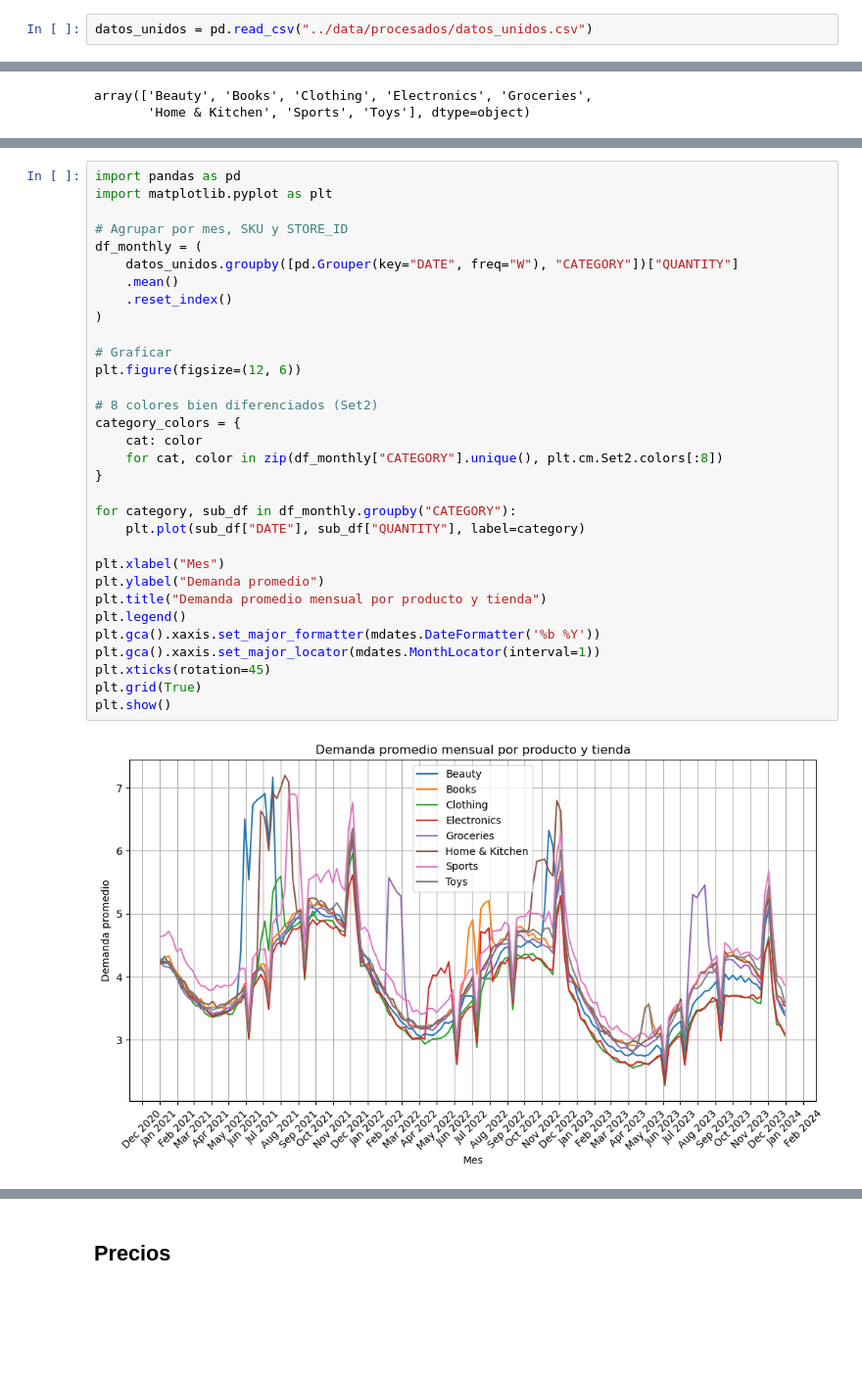
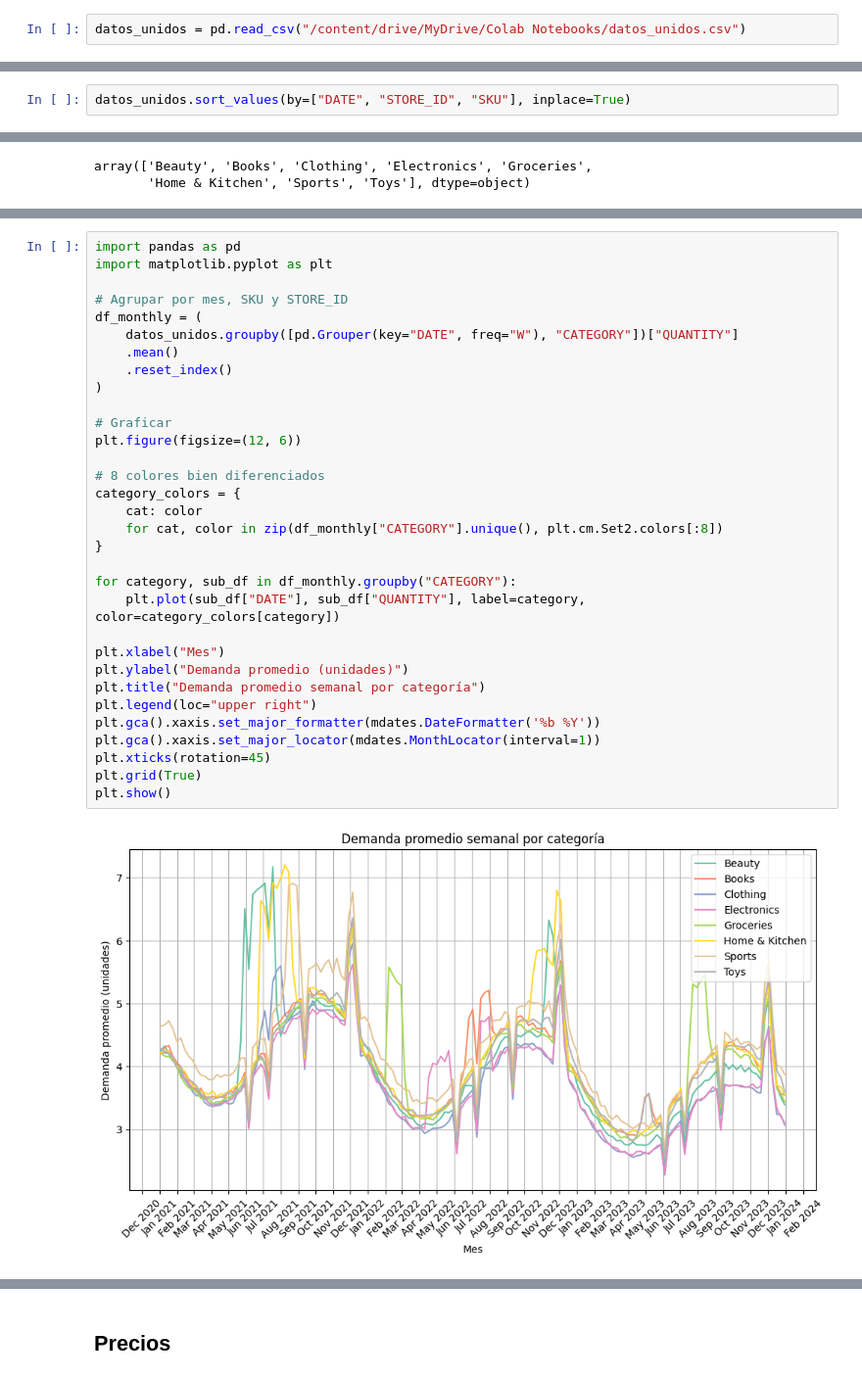
Before and after one commit to JuanCruzMendoza/AlixPartners-Competencia, a Jupyter notebook: src/analisis_datos.ipynb, the cells around one changed output, grey strips where cells are left out. Shown: that part at 98% size. Saved outputs shown, nothing was run; the diff lists cells and outputs as text; blank space fills up the shorter version.

```diff
--- a/src/analisis_datos.ipynb
+++ b/src/analisis_datos.ipynb
@@ -7,2 +12,2 @@ import matplotlib.pyplot as plt
 # %%
-datos_unidos = pd.read_csv("../data/procesados/datos_unidos.csv")
+datos_unidos = pd.read_csv("/content/drive/MyDrive/Colab Notebooks/datos_unidos.csv")
@@ -9 +16,3 @@ datos_unidos = pd.read_csv("../data/procesados/datos_unidos.csv")
+# %%
+datos_unidos.sort_values(by=["DATE", "STORE_ID", "SKU"], inplace=True)
 # %% [markdown]
@@ -93,34 +80,34 @@ plt.show()
 # %%
 import pandas as pd
 import matplotlib.pyplot as plt
 
 # Agrupar por mes, SKU y STORE_ID
 df_monthly = (
     datos_unidos.groupby([pd.Grouper(key="DATE", freq="W"), "CATEGORY"])["QUANTITY"]
     .mean()
     .reset_index()
 )
 
 # Graficar
 plt.figure(figsize=(12, 6))
 
-# 8 colores bien diferenciados (Set2)
+# 8 colores bien diferenciados
 category_colors = {
     cat: color
     for cat, color in zip(df_monthly["CATEGORY"].unique(), plt.cm.Set2.colors[:8])
 }
 
 for category, sub_df in df_monthly.groupby("CATEGORY"):
-    plt.plot(sub_df["DATE"], sub_df["QUANTITY"], label=category)
+    plt.plot(sub_df["DATE"], sub_df["QUANTITY"], label=category, color=category_colors[category])
 
 plt.xlabel("Mes")
-plt.ylabel("Demanda promedio")
-plt.title("Demanda promedio mensual por producto y tienda")
-plt.legend()
+plt.ylabel("Demanda promedio (unidades)")
+plt.title("Demanda promedio semanal por categoría")
+plt.legend(loc="upper right")
 plt.gca().xaxis.set_major_formatter(mdates.DateFormatter('%b %Y'))
 plt.gca().xaxis.set_major_locator(mdates.MonthLocator(interval=1))
 plt.xticks(rotation=45)
 plt.grid(True)
 plt.show()
 # %% [output]
-[figure, old version]
+[figure, new version]
```
Also changed, not shown: parts of 25 cells of this notebook.
